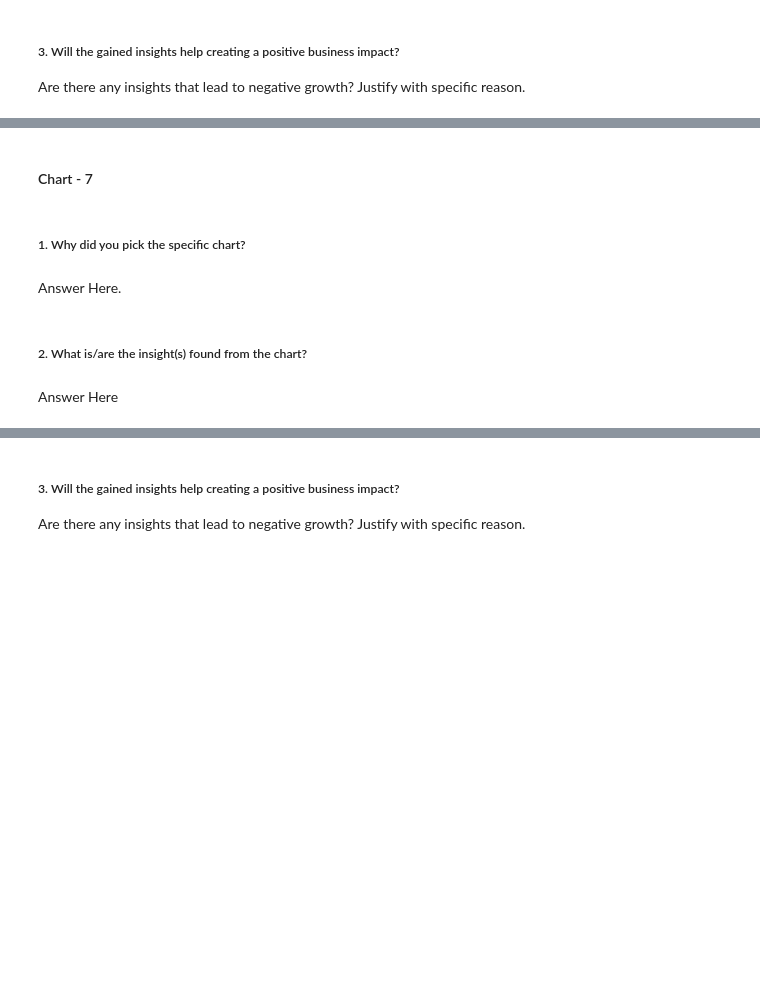
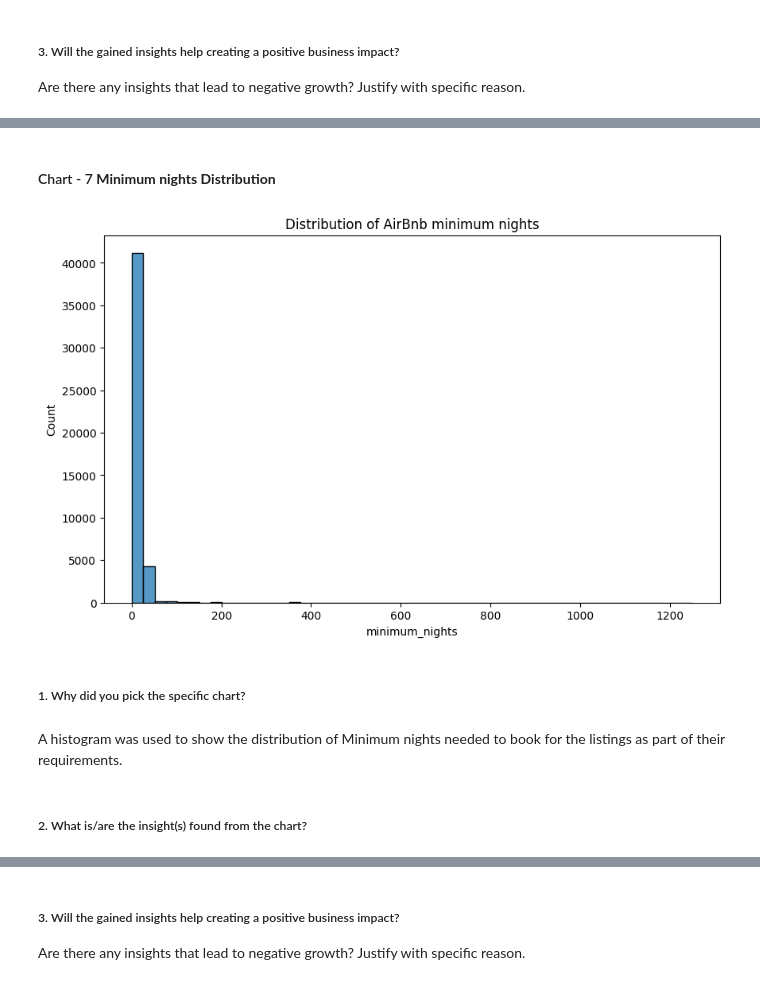
Before and after one commit to nibedita-26/airbnb_EDA, a Jupyter notebook: notebooks/AirBnB_Booking_Analysis_EDA.ipynb, the cells around one changed output, grey strips where cells are left out. Cells and saved outputs as stored; diff of their text form; code cells hidden in the pictures; blank space fills up the shorter version.

```diff
--- a/notebooks/AirBnB_Booking_Analysis_EDA.ipynb
+++ b/notebooks/AirBnB_Booking_Analysis_EDA.ipynb
@@ -646,2 +666,2 @@ Answer Here
 # %% [markdown]
-#### Chart - 7
+#### Chart - 7 **Minimum nights Distribution**
@@ -650,8 +668,16 @@ Answer Here
+# %%
+# Chart - 7 Minimum nights Distribution
+plt.figure(figsize = (10, 6))
+
+sns.histplot(df_copy['minimum_nights'], bins = 50)
+
+plt.title('Distribution of AirBnb minimum nights')
+plt.show()
+# %% [output]
+[figure, added]
 # %% [markdown]
 ##### 1. Why did you pick the specific chart?
-# %% [markdown]
-Answer Here.
+# %% [markdown]
+A histogram was used to show the distribution of Minimum nights needed to book for the listings as part of their requirements.
 # %% [markdown]
 ##### 2. What is/are the insight(s) found from the chart?
-# %% [markdown]
-Answer Here
```
Also changed, not shown: parts of 81 cells of this notebook.
